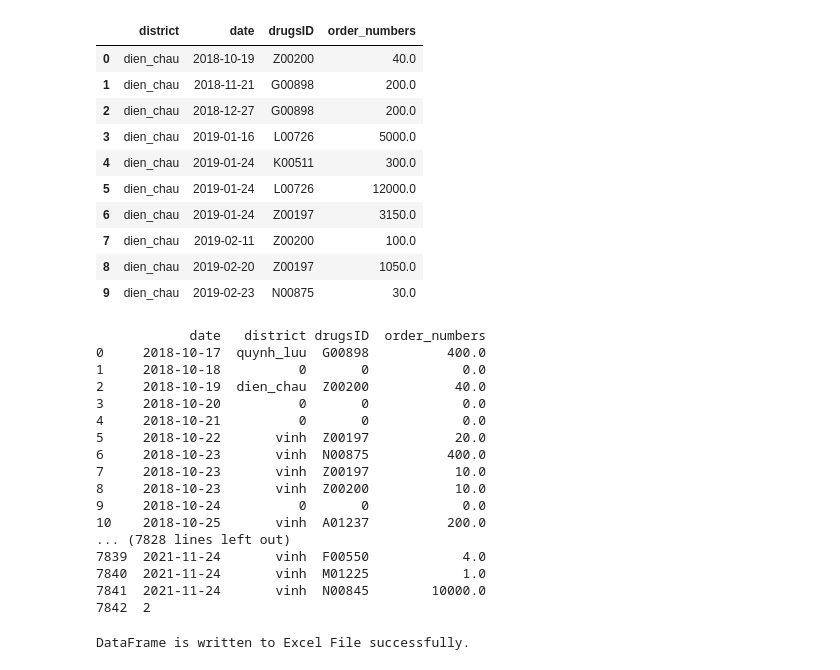
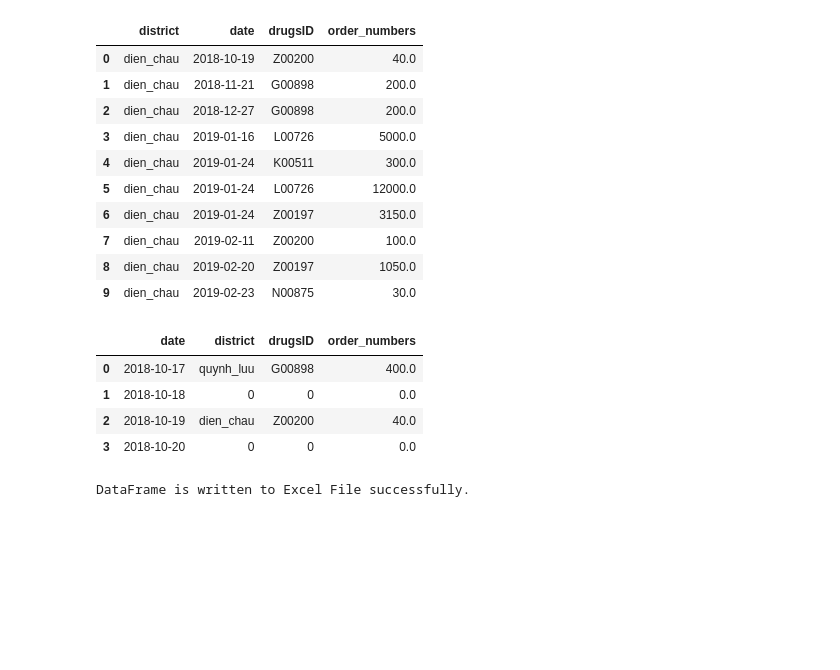
Before and after one commit to luong2391/BME-3, a Jupyter notebook: cleaning_data_NA_Fre.ipynb, the cells around one changed output. Drawn from its saved outputs; the diff is of its cells as text; code cells hidden in the pictures; blank space fills up the shorter version.

```diff
--- a/cleaning_data_NA_Fre.ipynb
+++ b/cleaning_data_NA_Fre.ipynb
@@ -436,32 +436,20 @@ data_day.head(10)
 # %%
 
 data_day['date'] = pd.to_datetime(data_day['date'])
 
 # Generate a full date range covering the entire period of interest
 full_date_range = pd.date_range(start=data_day['date'].min(), end=data_day['date'].max(), freq='D')
 full_date_df = pd.DataFrame({'date': full_date_range})
 merged_data = pd.merge(full_date_df, data_day, on='date', how='left')
 
 merged_data = merged_data.fillna(0)
-print(merged_data)
+merged_data.head(4)
 # %% [output]
-            date   district drugsID  order_numbers
-0     2018-10-17  quynh_luu  G00898          400.0
-1     2018-10-18          0       0            0.0
-2     2018-10-19  dien_chau  Z00200           40.0
-3     2018-10-20          0       0            0.0
-4     2018-10-21          0       0            0.0
-5     2018-10-22       vinh  Z00197           20.0
-6     2018-10-23       vinh  N00875          400.0
-7     2018-10-23       vinh  Z00197           10.0
-8     2018-10-23       vinh  Z00200           10.0
-9     2018-10-24          0       0            0.0
-10    2018-10-25       vinh  A01237          200.0
-... (7828 lines left out)
-7839  2021-11-24       vinh  F00550            4.0
-7840  2021-11-24       vinh  M01225            1.0
-7841  2021-11-24       vinh  N00845        10000.0
-7842  2
+|  | date | district | drugsID | order_numbers |
+| 0 | 2018-10-17 | quynh_luu | G00898 | 400.0 |
+| 1 | 2018-10-18 | 0 | 0 | 0.0 |
+| 2 | 2018-10-19 | dien_chau | Z00200 | 40.0 |
+| 3 | 2018-10-20 | 0 | 0 | 0.0 |
 # %%
 file_name = 'data_4_paper_day.xlsx'
 
```
Also changed, not shown: parts of 3 cells of this notebook.
